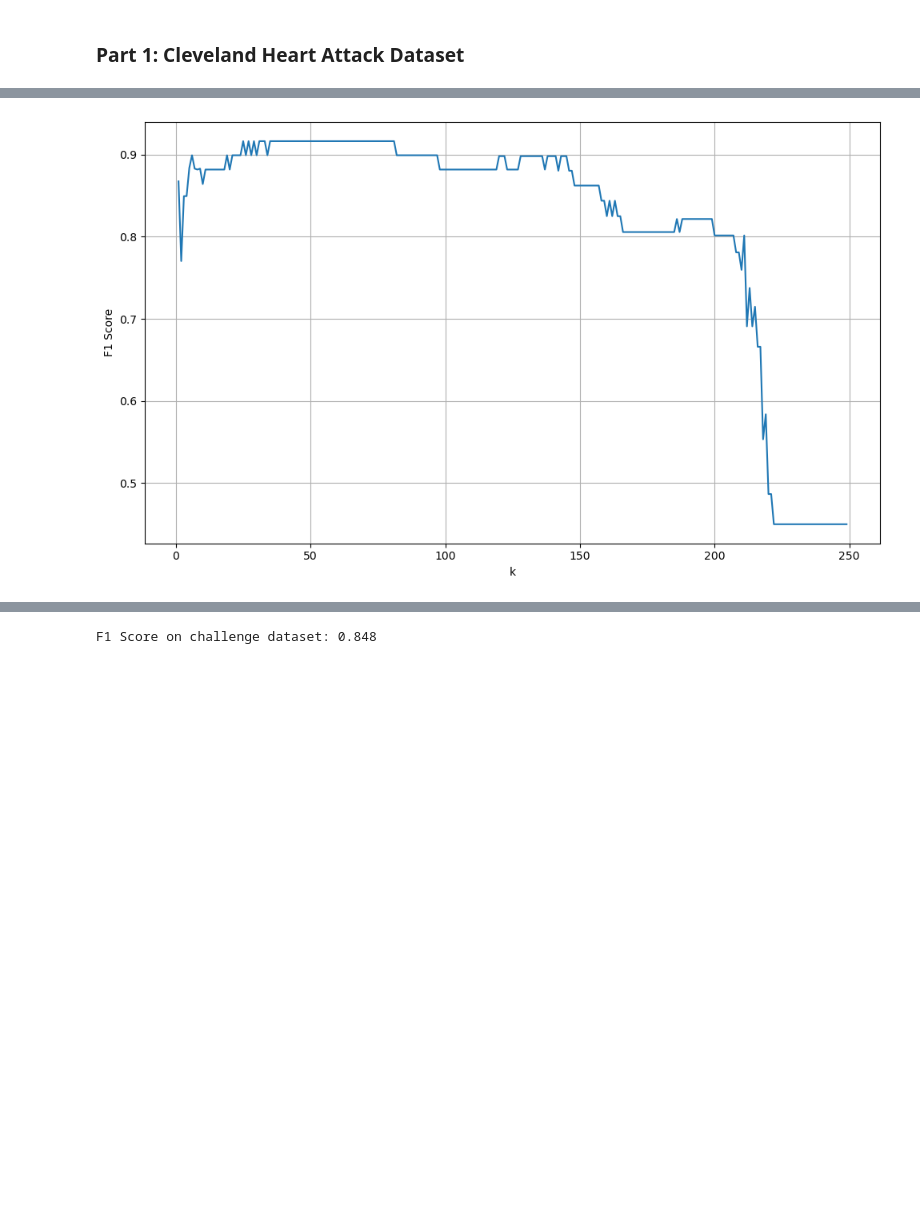
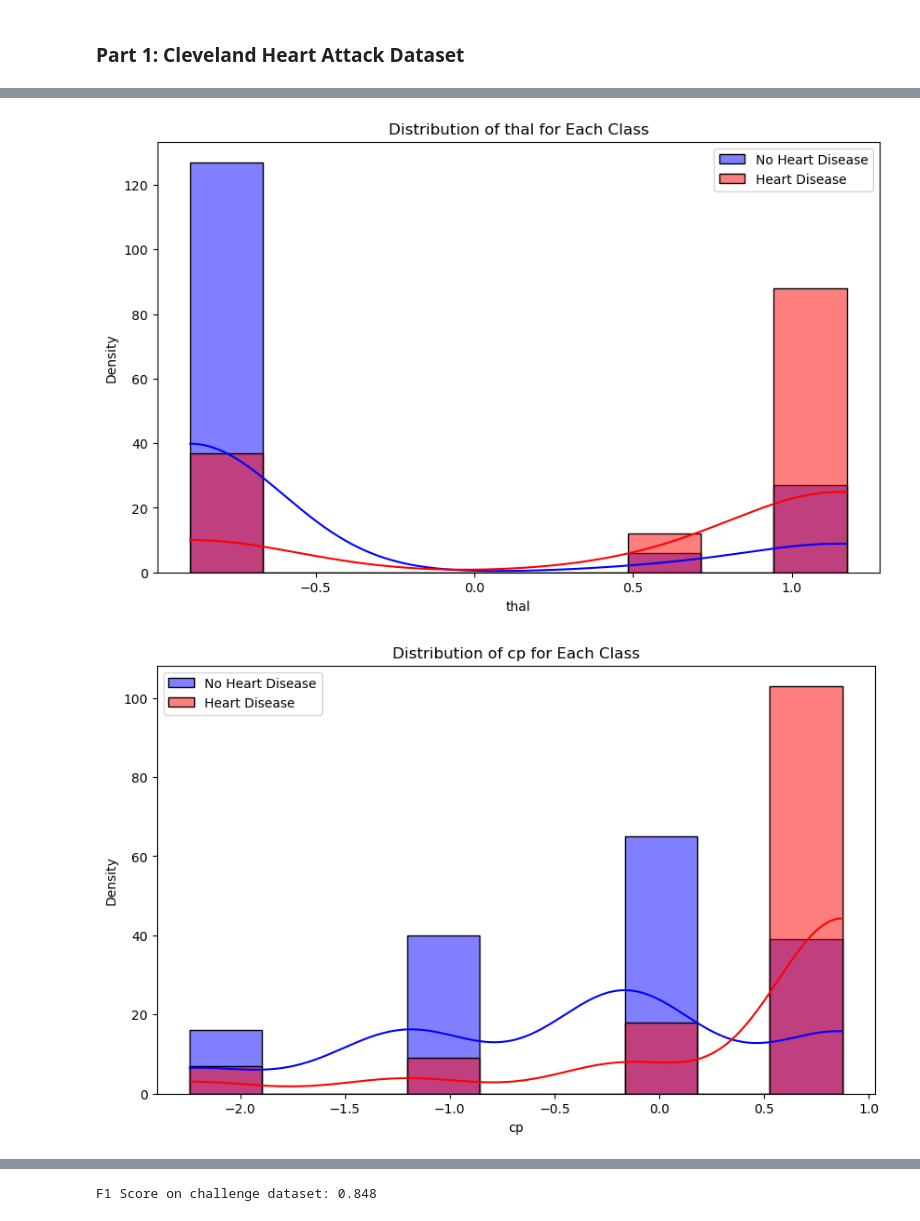
Before and after one commit to m6urns/project4-knn-cs5830, a Jupyter notebook: project4-fix.ipynb, the cells around one changed output, grey strips where cells are left out. Cells and saved outputs as stored; diff of their text form; code cells hidden in the pictures; blank space fills up the shorter version.

Commit message:
Save linear sep plots

```diff
--- a/project4-fix.ipynb
+++ b/project4-fix.ipynb
@@ -87,6 +89,39 @@ def feature_importance(X, y, feature_names):
     importances = dt.feature_importances_
     feature_importance = pd.Series(importances, index=feature_names).sort_values(ascending=False)
     return feature_importance
+# %%
+def plot_feature_separability(X, y, feature_name, feature_names, save_dir='plots'):
+    plt.figure(figsize=(10, 6))
+
+    # Get the index of the feature
+    feature_index = list(feature_names).index(feature_name)
+
+    # Separate the feature values for each class
+    feature_values_0 = X[y == 0, feature_index]
+    feature_values_1 = X[y == 1, feature_index]
+
+    # Plot histograms
+    sns.histplot(feature_values_0, kde=True, color='blue', alpha=0.5, label='No Heart Disease')
+    sns.histplot(feature_values_1, kde=True, color='red', alpha=0.5, label='Heart Disease')
+
+    plt.title(f'Distribution of {feature_name} for Each Class')
+    plt.xlabel(feature_name)
+    plt.ylabel('Density')
+    plt.legend()
+
+        # Create the save directory if it doesn't exist
+    os.makedirs(save_dir, exist_ok=True)
+
+    # Save the plot
+    filename = os.path.join(save_dir, f'{feature_name.replace(" ", "_")}_distribution.png')
+    plt.savefig(filename)
+    plt.show()
+    plt.close()  # Close the plot to free up memory
+
+# Function to plot multiple features
+def plot_multiple_features(X, y, feature_names, selected_features, save_dir='plots'):
+    for feature in selected_features:
+        plot_feature_separability(X, y, feature, feature_names, save_dir)
 # %%
 def elbow(X, y, k_range, feature_mask):
     # Apply the feature mask
@@ -137,11 +172,15 @@ exang       0.012420
 fbs         0.010323
 dtype: float64
 # %%
-selected_features = ['thal', 'cp', 'ca', 'thalach']
+selected_features = ['thal', 'cp', 'ca', 'thalach', 'age']
+
+# Examine the separability of the selected features
+plot_multiple_features(X, y, feature_names, selected_features, 'plots/part1')
 
 # Create feature mask
 feature_mask = np.isin(feature_names, selected_features)
 
 elbow(X, y, range(1, 250), feature_mask)
 # %% [output]
-[figure, old version]
+[figure, new version]
+[figure, added]
```
Also changed, not shown: parts of 6 cells of this notebook.
